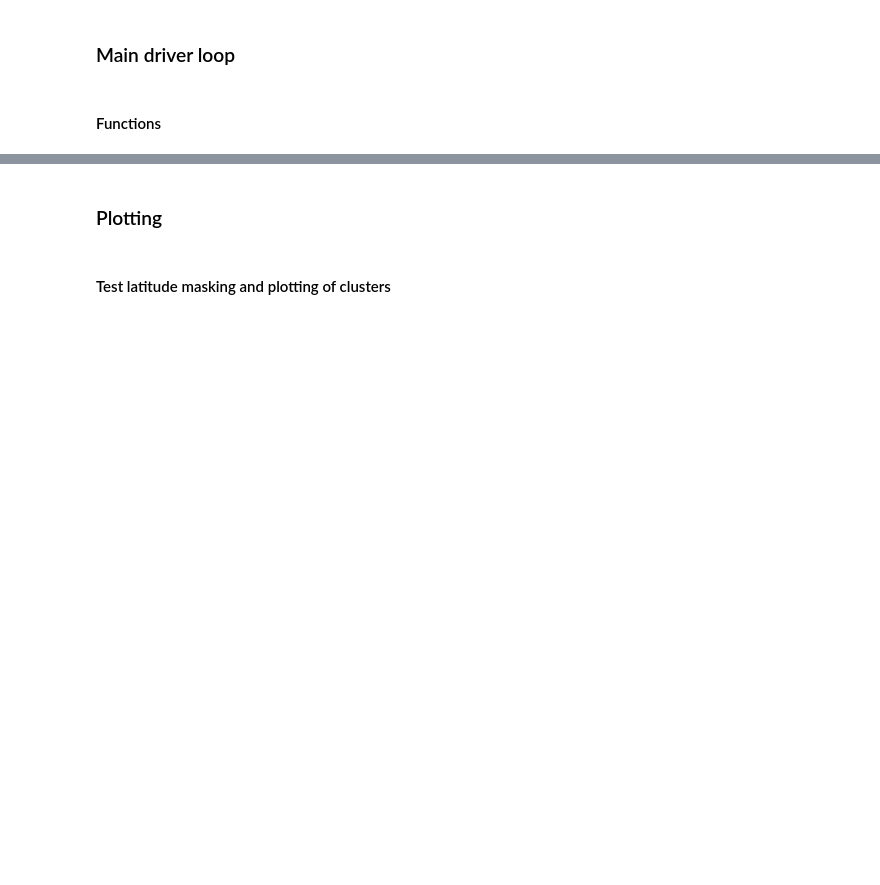
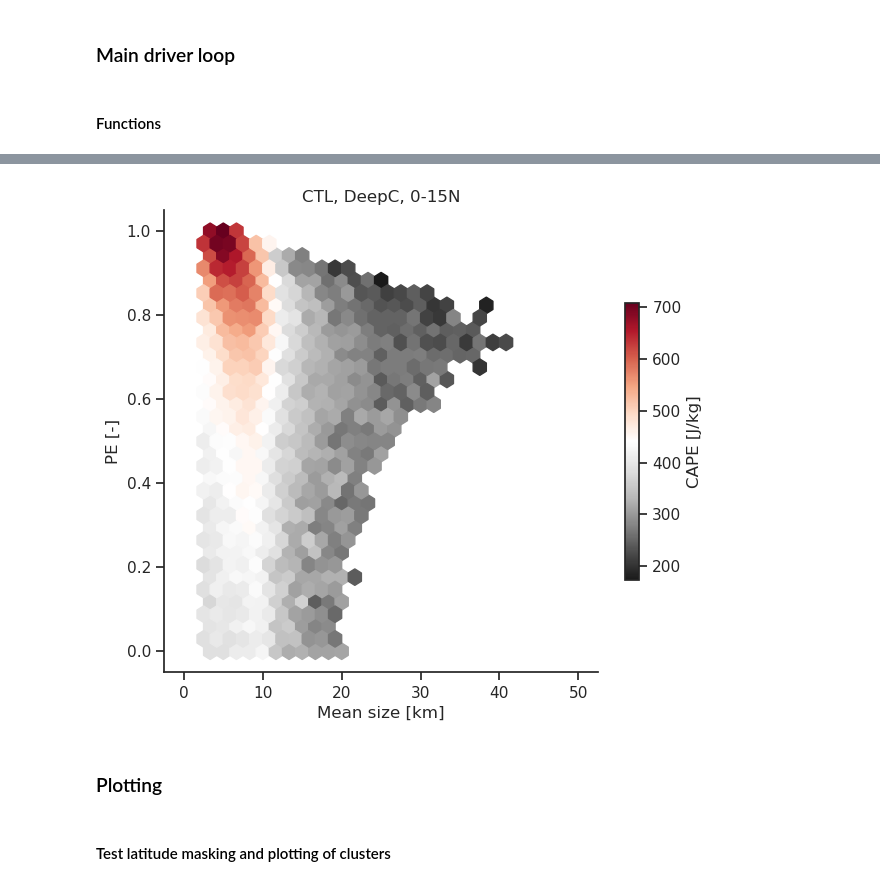
Before and after one commit to jhruppert/tc-crfrad, a Jupyter notebook: analysis/mpas_pclass_cluster.ipynb, the cells around one changed output, grey strips where cells are left out. Cells and saved outputs as stored; diff of their text form; code cells hidden in the pictures; blank space fills up the shorter version.

```diff
--- a/analysis/mpas_pclass_cluster.ipynb
+++ b/analysis/mpas_pclass_cluster.ipynb
@@ -161,3 +273,32 @@ else:
+# %%
+expName = exp_names[0]
+ipclass = 0
+isubset = 0
+
+area_flat = np.concatenate(cluster_vars[expName]['area'][isubset][pclass_names_long[ipclass]])
+size_flat = np.sqrt(area_flat)/1e3
+mu_flat = np.concatenate(cluster_vars[expName]['mu'][isubset][pclass_names_long[ipclass]])
+md_flat = np.concatenate(cluster_vars[expName]['md'][isubset][pclass_names_long[ipclass]])
+pe_flat = (1 - (-md_flat)/mu_flat)
+cape_flat = np.concatenate(cluster_vars[expName]['cape'][isubset][pclass_names_long[ipclass]])
+cin_flat = np.concatenate(cluster_vars[expName]['cin'][isubset][pclass_names_long[ipclass]])
+
+x = size_flat
+y = pe_flat
+z = cape_flat
+
+x_range = (0, 50)
+y_range = (0, 1)
+
+xlabel = "Mean size [km]"
+ylabel = "PE [-]"
+zlabel = "CAPE [J/kg]"
+title = f"{expName}, {pclass_names_long[ipclass]}, {subset_tags[isubset][1:-1]}"
+
+create_hexplot(x, y, z, x_range, y_range, xlabel, ylabel, zlabel, title,
+               cmap="RdGy_r")
+# %% [output]
+[figure, added]
 # %% [markdown]
 ### Plotting
 # %% [markdown]
```
Also changed, not shown: parts of 16 cells of this notebook, 5 other files.
